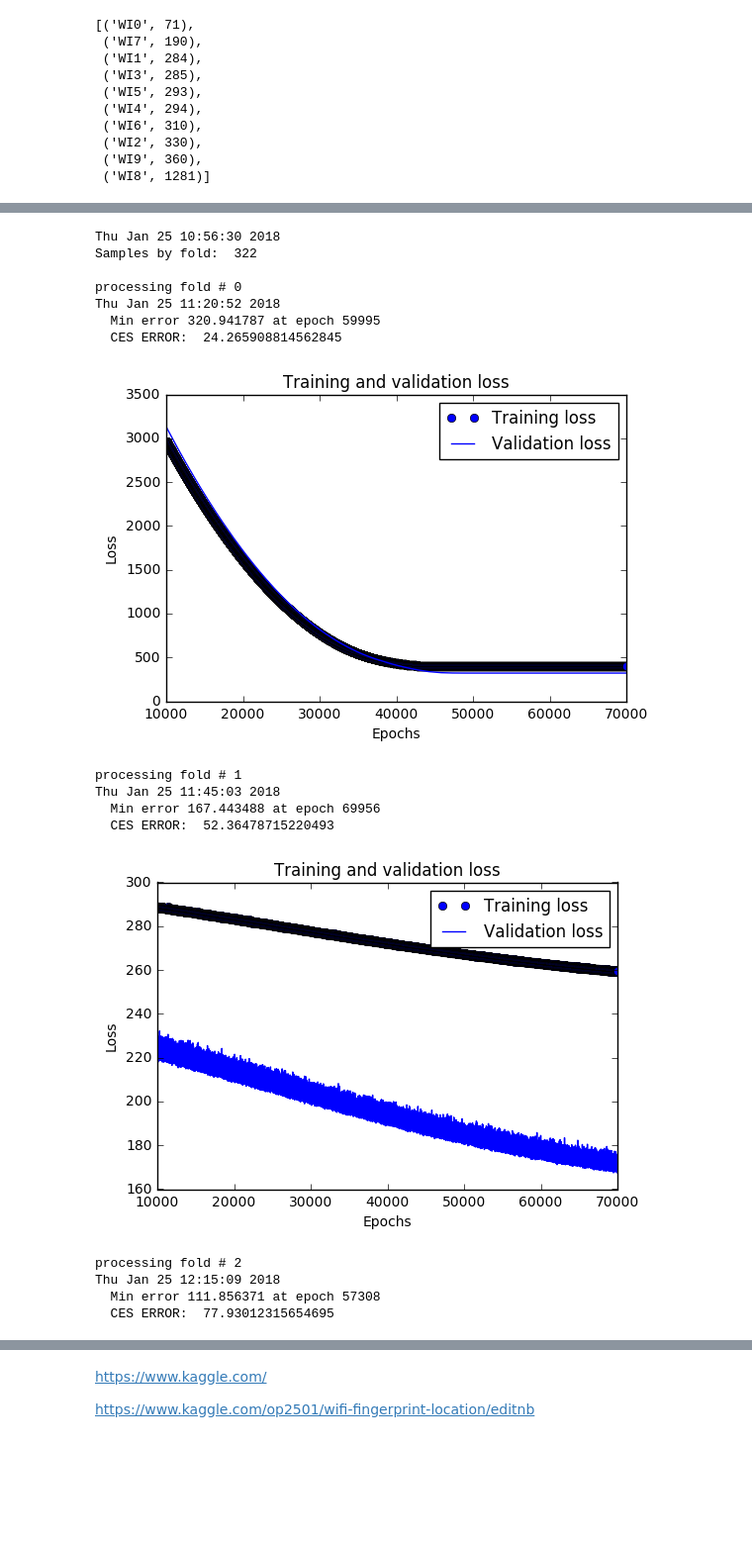
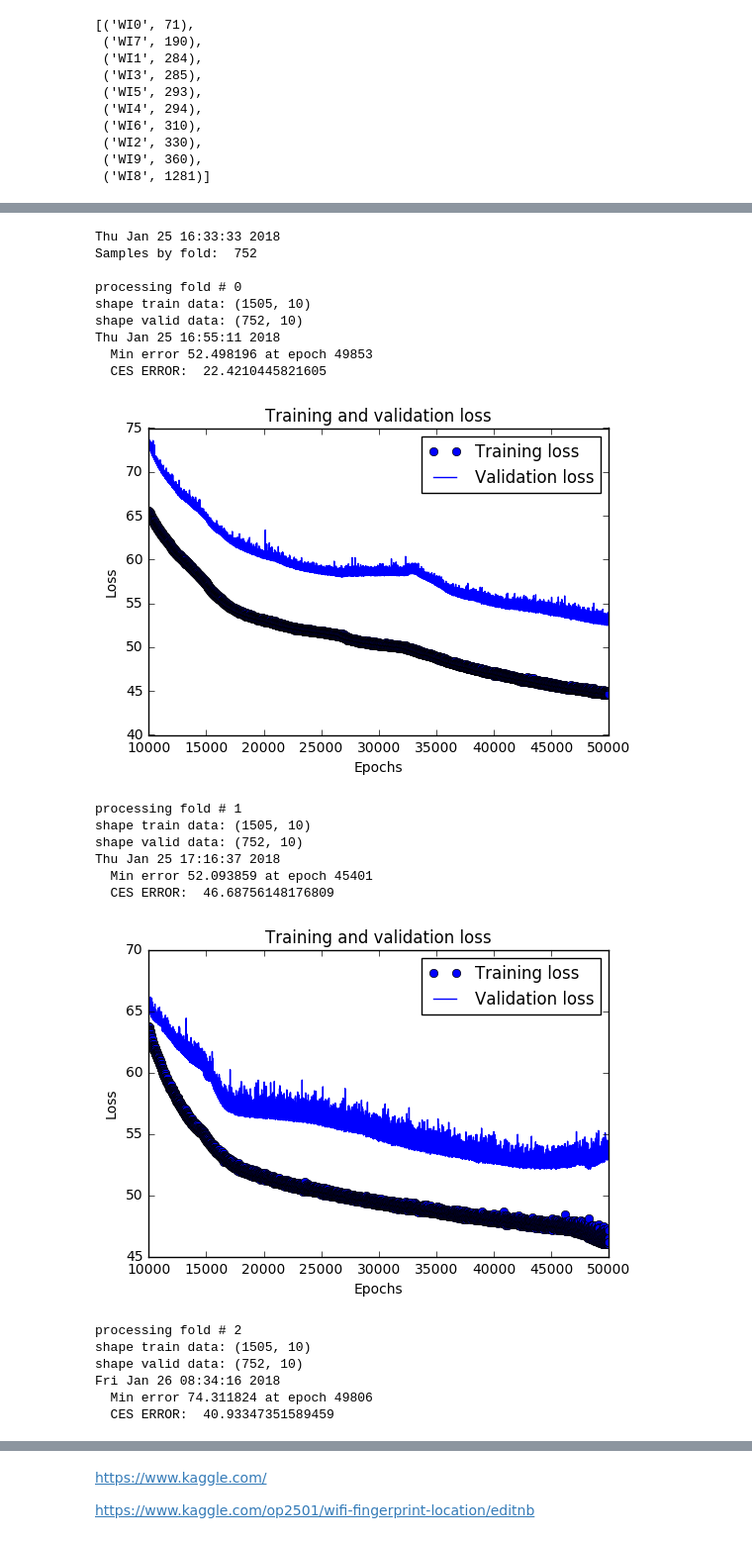
Before and after one commit to ccasanoval/IndoorLocation, a Jupyter notebook: wifi4_ensembles.ipynb, the cells around one changed output, grey strips where cells are left out. Shown at 99% size. Cells and saved outputs as stored; diff of their text form; code cells hidden in the pictures; blank space fills up the shorter version.

```diff
--- a/wifi4_ensembles.ipynb
+++ b/wifi4_ensembles.ipynb
@@ -83,11 +84,9 @@ def grafica(hist, offset0 = 10000, offset1 = None):
 #################################################################################################
 #Loading the data
 datos = pd.read_csv('datos.csv')
-#datos.sample(frac=1)
+datos = datos.sample(frac=1)
 
-#x_data = datos.drop(labels=['PTO_X', 'PTO_Y', 'WI3', 'WI5', 'WI8', 'WI9'], axis=1)
-x_data = datos.drop(labels=['PTO_X', 'PTO_Y', 'WI2', 'WI6', 'WI8', 'WI9'], axis=1)
-
+x_data = datos.drop(labels=['PTO_X', 'PTO_Y'], axis=1)
 y_data = datos.drop(['WI0', 'WI1', 'WI2', 'WI3', 'WI4', 'WI5', 'WI6', 'WI7', 'WI8', 'WI9'], axis=1)
 x_train, x_test, y_train, y_test = train_test_split(x_data, y_data, test_size=0.3, random_state=101)
 
@@ -110,66 +109,74 @@ MEAN: -62.442791,  STD DEV: 2.601134
 #################################################################################################
 #ANN Model
 batch_size=128
-epocas=70000
+epocas=50000
 
+reg=None
 def build_model():
     model = models.Sequential()
-    model.add(layers.Dense(3, activation='relu', input_shape=(x_data.shape[1],), name='cesin'))
-    model.add(layers.Dense(3, activation='relu'))
-    model.add(layers.Dense(3, activation='relu'))
+    model.add(layers.Dense(7, activation='relu', input_shape=(x_data.shape[1],), name='cesin', kernel_regularizer=reg))
+    model.add(layers.Dense(7, activation='relu', kernel_regularizer=reg))
+    model.add(layers.Dense(7, activation='relu', kernel_regularizer=reg))
+    model.add(layers.Dense(7, activation='relu', kernel_regularizer=reg))
     model.add(layers.Dense(2, name='cesout'))
     model.compile(optimizer=optimizers.RMSprop(lr=0.0001), loss=losses.mse, metrics=[metrics.mae])
     return model
-
-#Test: mas simple, con todas las entradas, misma ann que wifi2, ...
 # %%
 #################################################################################################
 # K Fold Study
-k = 7
+k = 3
 n_samples = x_data.size // x_data.shape[1] // k
 modelos = []
 
 print(time.ctime())
 print('Samples by fold: ', n_samples, '\n')
 all_scores = []
 all_hist = []
 for i in range(k):
     print('processing fold #', i)
 
     x_valid_k = x_data[i * n_samples : (i + 1) * n_samples]
     y_valid_k = y_data[i * n_samples : (i + 1) * n_samples]
     x_data_k = np.concatenate([x_data[ : i * n_samples], x_data[(i + 1) * n_samples : ]], axis=0)
     y_data_k = np.concatenate([y_data[ : i * n_samples], y_data[(i + 1) * n_samples : ]], axis=0)
+    print("shape train data: %s " % (x_data_k.shape,))
+    print("shape valid data: %s " % (x_valid_k.shape,))
 
     modelos.append(build_model())
     hist_k = modelos[i].fit(x_data_k, y_data_k, validation_data=(x_valid_k, y_valid_k), epochs=epocas, batch_size=batch_size, verbose=0)
     #all_hist.append(hist3.history['val_loss'])
     y_predicted = modelos[i].predict(x_test)
     all_scores.append(calcError(y_test, y_predicted))
     all_hist.append(hist_k.history['val_mean_absolute_error'])
     print(time.ctime())
     print("  Min error %f at epoch %d" % (np.min(hist_k.history['val_loss'][:]), np.argmin(hist_k.history['val_loss'][:])))
 
     y_predicted = modelos[i].predict(x_test)
     print("  CES ERROR: ", calcError(y_test, y_predicted))
 
     grafica(hist_k)
 beep()
 # %% [output]
-Thu Jan 25 10:56:30 2018
-Samples by fold:  322
+Thu Jan 25 16:33:33 2018
+Samples by fold:  752
 
 processing fold # 0
-Thu Jan 25 11:20:52 2018
-  Min error 320.941787 at epoch 59995
-  CES ERROR:  24.265908814562845
+shape train data: (1505, 10)
+shape valid data: (752, 10)
+Thu Jan 25 16:55:11 2018
+  Min error 52.498196 at epoch 49853
+  CES ERROR:  22.4210445821605
-[figure, old version]
+[figure, new version]
 processing fold # 1
-Thu Jan 25 11:45:03 2018
-  Min error 167.443488 at epoch 69956
-  CES ERROR:  52.36478715220493
+shape train data: (1505, 10)
+shape valid data: (752, 10)
+Thu Jan 25 17:16:37 2018
+  Min error 52.093859 at epoch 45401
+  CES ERROR:  46.68756148176809
-[figure, old version]
+[figure, new version]
 processing fold # 2
-Thu Jan 25 12:15:09 2018
-  Min error 111.856371 at epoch 57308
-  CES ERROR:  77.93012315654695
+shape train data: (1505, 10)
+shape valid data: (752, 10)
+Fri Jan 26 08:34:16 2018
+  Min error 74.311824 at epoch 49806
+  CES ERROR:  40.93347351589459
```
Also changed, not shown: parts of 9 cells of this notebook, 1 other file.
